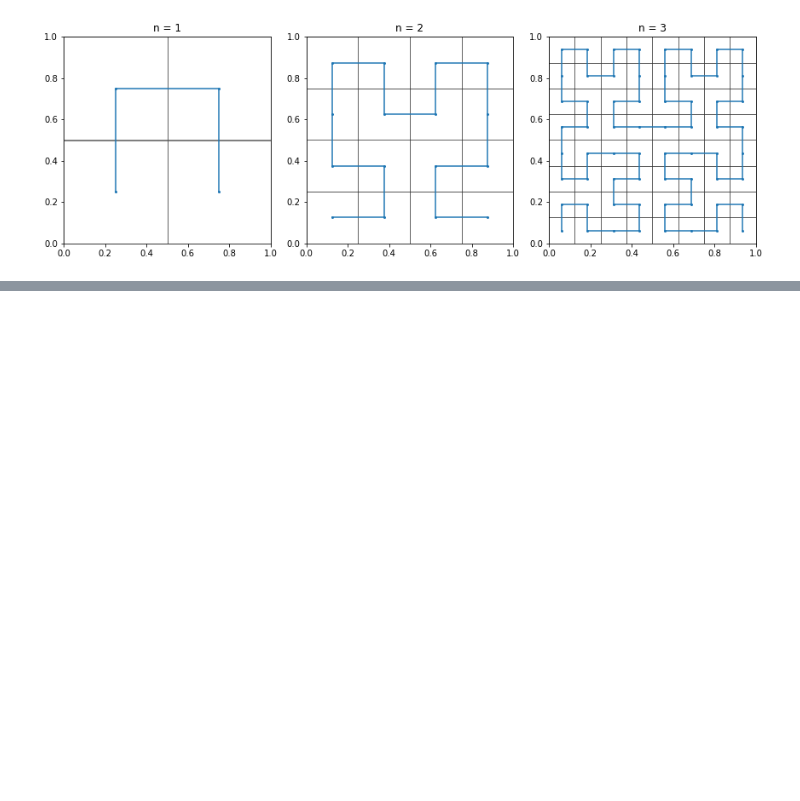
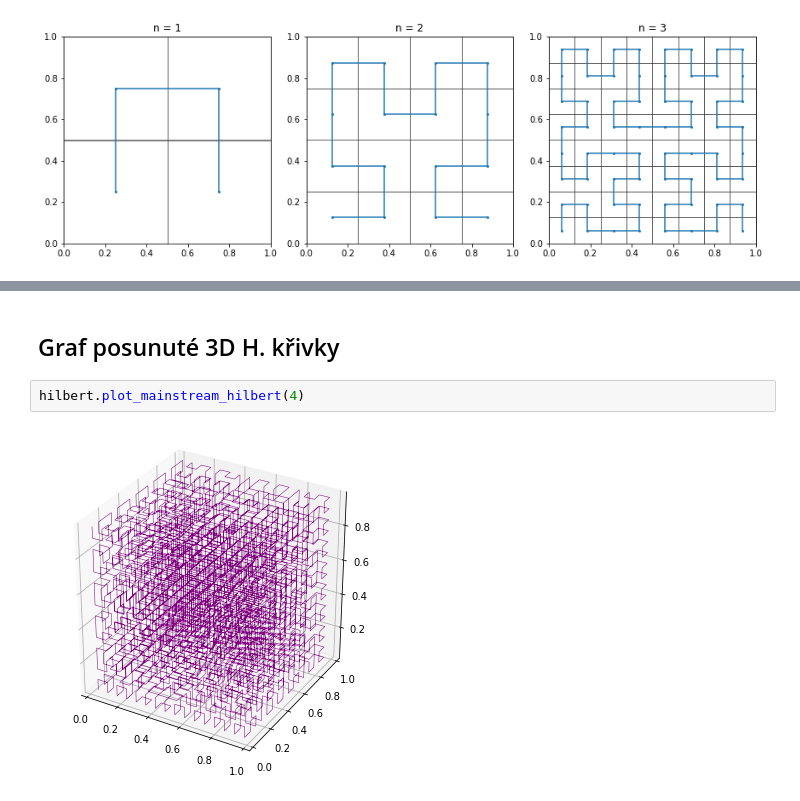
Before and after one commit to NIE0087/BP---prostor-vyplnujici-krivky, a Jupyter notebook: example.ipynb, the cells around one changed output, grey strips where cells are left out. Drawn from its saved outputs; the diff is of its cells as text; blank space fills up the shorter version.

```diff
--- a/example.ipynb
+++ b/example.ipynb
@@ -255,0 +194,6 @@ hilbert.plot_mainstream_hilbert(3)
+# %% [markdown]
+## Graf posunuté 3D H. křivky
+# %%
+hilbert.plot_mainstream_hilbert(4)
+# %% [output]
+[figure, added]
```
Also changed, not shown: parts of 21 cells of this notebook.
